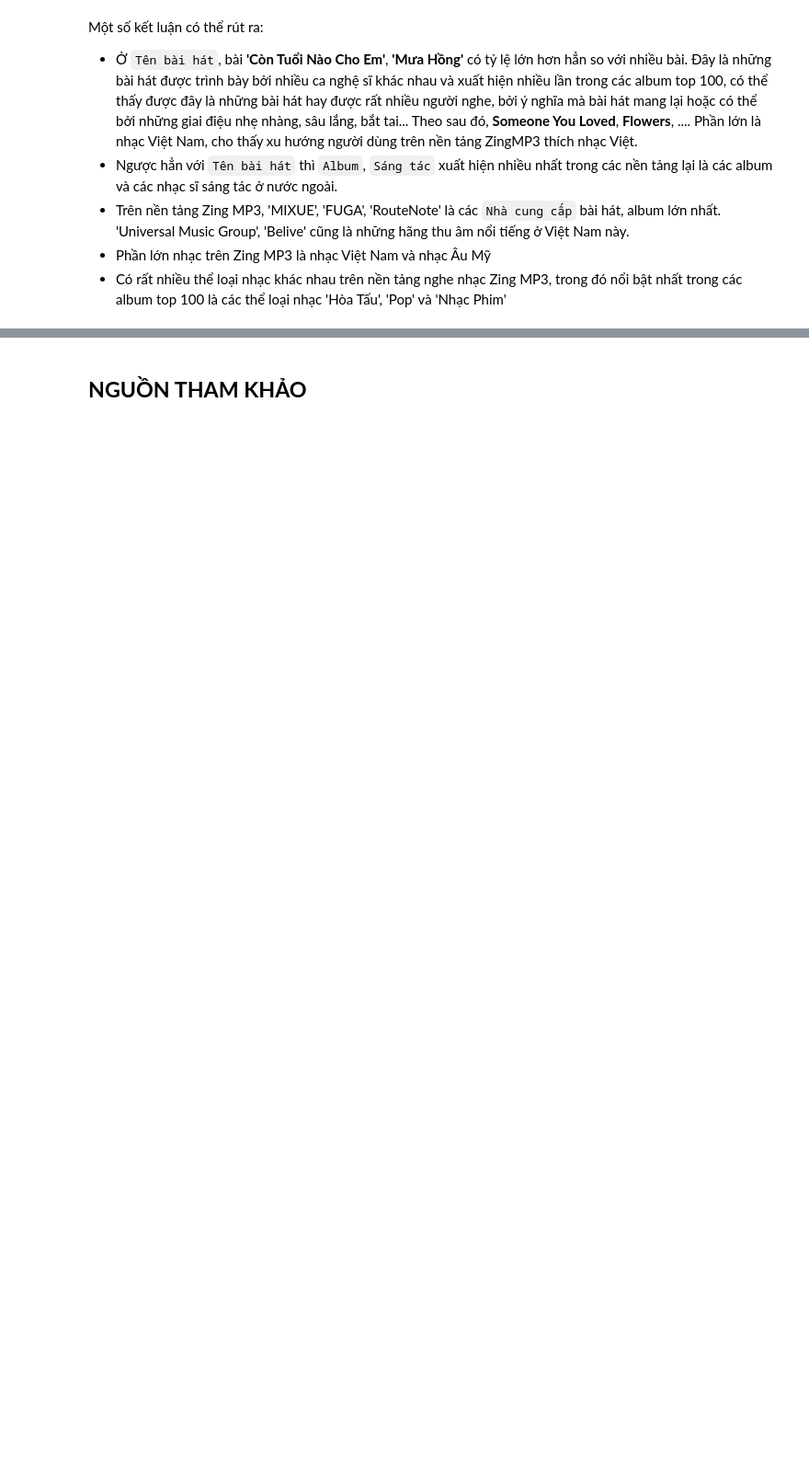
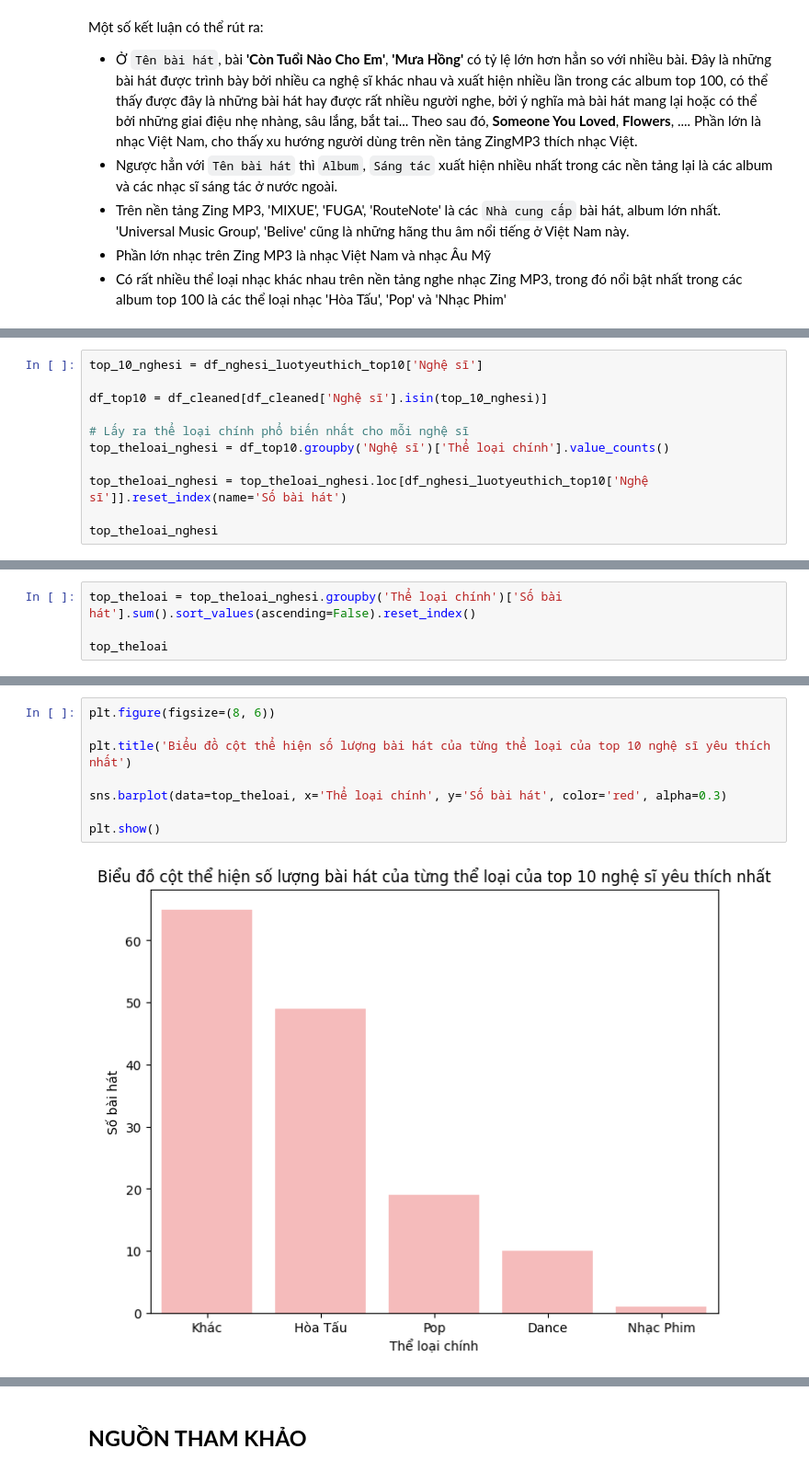
Before and after one commit to LLH-07/Truc_Quan_Hoa_KHDL, a Jupyter notebook: Lab01/22127117_22127352.ipynb, the cells around one changed output, grey strips where cells are left out. Shown at 92% size. Drawn from its saved outputs; the diff is of its cells as text; blank space fills up the shorter version.

```diff
--- a/Lab01/22127117_22127352.ipynb
+++ b/Lab01/22127117_22127352.ipynb
@@ -895,0 +964,11 @@ Một số kết luận có thể rút ra:
+# %%
+top_10_nghesi = df_nghesi_luotyeuthich_top10['Nghệ sĩ']
+
+df_top10 = df_cleaned[df_cleaned['Nghệ sĩ'].isin(top_10_nghesi)]
+
+# Lấy ra thể loại chính phổ biến nhất cho mỗi nghệ sĩ
+top_theloai_nghesi = df_top10.groupby('Nghệ sĩ')['Thể loại chính'].value_counts()
+
+top_theloai_nghesi = top_theloai_nghesi.loc[df_nghesi_luotyeuthich_top10['Nghệ sĩ']].reset_index(name='Số bài hát')
+
+top_theloai_nghesi
@@ -895,0 +993,4 @@ Một số kết luận có thể rút ra:
+# %%
+top_theloai = top_theloai_nghesi.groupby('Thể loại chính')['Số bài hát'].sum().sort_values(ascending=False).reset_index()
+
+top_theloai
@@ -895,0 +1004,10 @@ Một số kết luận có thể rút ra:
+# %%
+plt.figure(figsize=(8, 6))
+
+plt.title('Biểu đồ cột thể hiện số lượng bài hát của từng thể loại của top 10 nghệ sĩ yêu thích nhất')
+
+sns.barplot(data=top_theloai, x='Thể loại chính', y='Số bài hát', color='red', alpha=0.3)
+
+plt.show()
+# %% [output]
+[figure, added]
```
Also changed, not shown: parts of 47 cells of this notebook.
